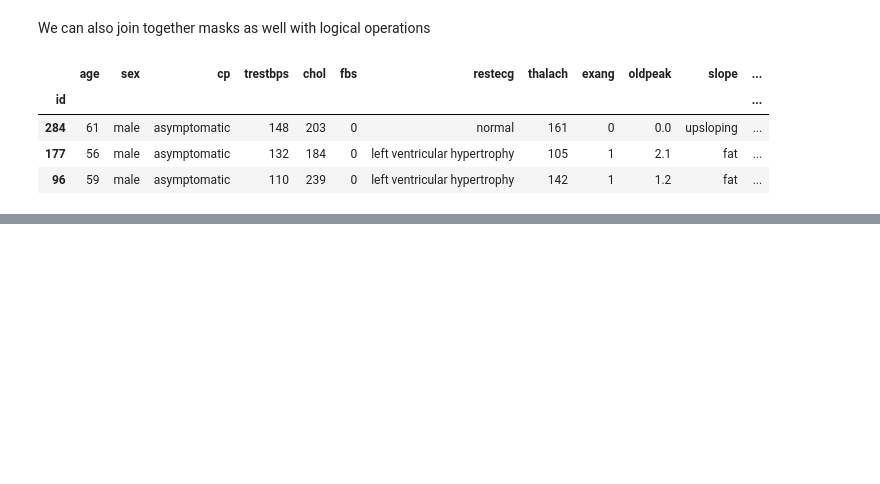
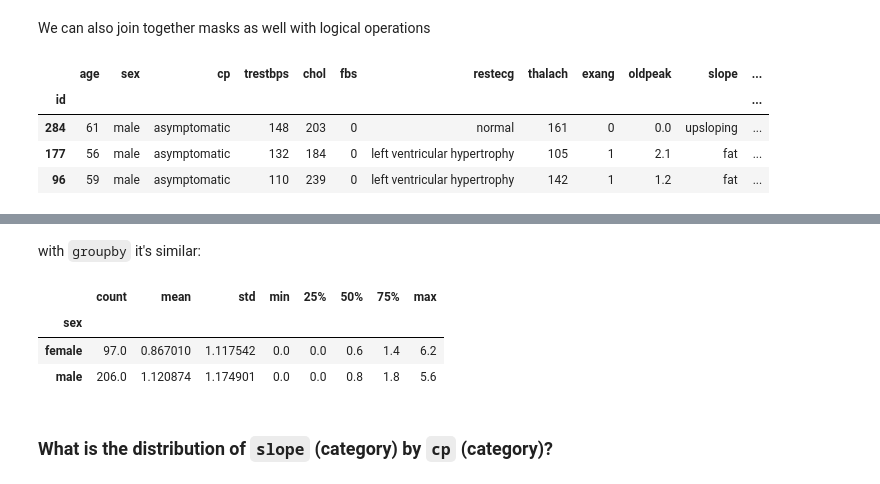
Before and after one commit to Hospital-Da-Luz-Learning-Health/MLCatolica25, a Jupyter notebook: Aula 3 - Data Analysis & Statistics/Pandas DataFrames 101/Learning Notebook.ipynb, the cells around one changed output, grey strips where cells are left out. Cells and saved outputs as stored; diff of their text form; code cells hidden in the pictures; blank space fills up the shorter version.

```diff
--- a/Aula 3 - Data Analysis & Statistics/Pandas DataFrames 101/Learning Notebook.ipynb
+++ b/Aula 3 - Data Analysis & Statistics/Pandas DataFrames 101/Learning Notebook.ipynb
@@ -433,0 +537,11 @@ df.loc[mask_age_above_55 & mask_cp_asymptomatic,:].head(3)
+# %% [markdown]
+with `groupby` it's similar:
+# %%
+df.groupby('sex')['oldpeak'].describe()
+# %% [output]
+|  | count | mean | std | min | 25% | 50% | 75% | max |
+| sex |  |  |  |  |  |  |  |  |
+| female | 97.0 | 0.867010 | 1.117542 | 0.0 | 0.0 | 0.6 | 1.4 | 6.2 |
+| male | 206.0 | 1.120874 | 1.174901 | 0.0 | 0.0 | 0.8 | 1.8 | 5.6 |
+# %% [markdown]
+### What is the distribution of `slope` (category) by `cp` (category)?
```
Also changed, not shown: parts of 31 cells of this notebook, 1 other file.
